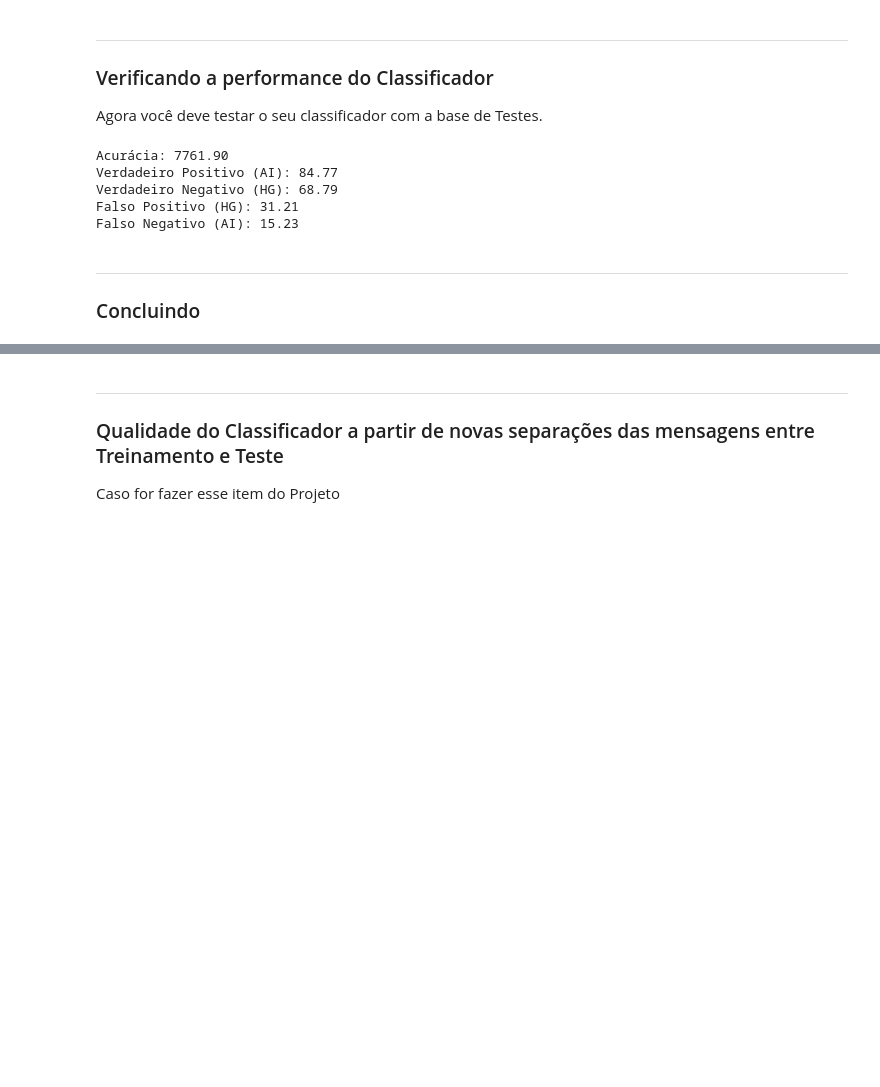
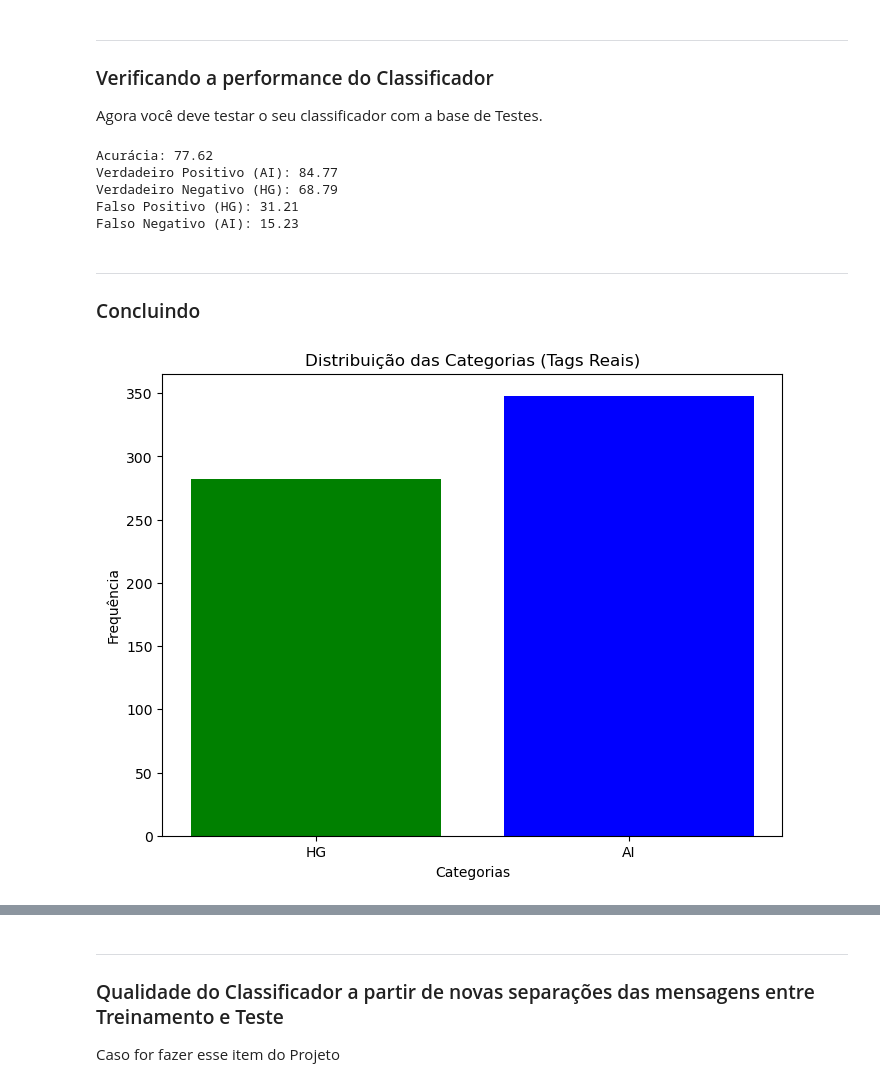
Before and after one commit to Augustolhama/Projeto1-Cdados-24, a Jupyter notebook: Projeto1 Template_vf.ipynb, the cells around one changed output, grey strips where cells are left out. Drawn from its saved outputs; the diff is of its cells as text; code cells hidden in the pictures; blank space fills up the shorter version.

Commit message:
Histogramas

```diff
--- a/Projeto1 Template_vf.ipynb
+++ b/Projeto1 Template_vf.ipynb
@@ -197,12 +198,12 @@ falso_negativo_AI = (erros_AI / total_AI) * 100
 acuracia = verdadeiro_total * 100
 # %%
 print(f"Acurácia: {acuracia:.2f}")
-print(f"Verdadeiro Positivo (AI): {verdadeiro_positivo_AI:.2f}")
-print(f"Verdadeiro Negativo (HG): {verdadeiro_negativo_HG:.2f}")
-print(f"Falso Positivo (HG): {falso_positivo_HG:.2f}")
-print(f"Falso Negativo (AI): {falso_negativo_AI:.2f}")
+print(f"Verdadeiro Positivo (AI): {verdadeiro_positivo:.2f}")
+print(f"Verdadeiro Negativo (HG): {verdadeiro_negativo:.2f}")
+print(f"Falso Positivo (HG): {falso_positivo:.2f}")
+print(f"Falso Negativo (AI): {falso_negativo:.2f}")
 # %% [output]
-Acurácia: 7761.90
+Acurácia: 77.62
 Verdadeiro Positivo (AI): 84.77
 Verdadeiro Negativo (HG): 68.79
 Falso Positivo (HG): 31.21
@@ -210,3 +211,16 @@ Falso Negativo (AI): 15.23
 # %% [markdown]
 ___
 ### Concluindo
+# %%
+tags_reais = test['target'].tolist()
+categorias = ['HG','AI']
+frequencia = [tags_reais.count('HG'), tags_reais.count('AI')]
+
+plt.figure(figsize=(8, 6))
+plt.bar(categorias, frequencia, color=['green', 'blue'])
+plt.xlabel('Categorias')
+plt.ylabel('Frequência')
+plt.title('Distribuição das Categorias (Tags Reais)')
+plt.show()
+# %% [output]
+[figure, added]
```
Also changed, not shown: parts of 5 cells of this notebook.
